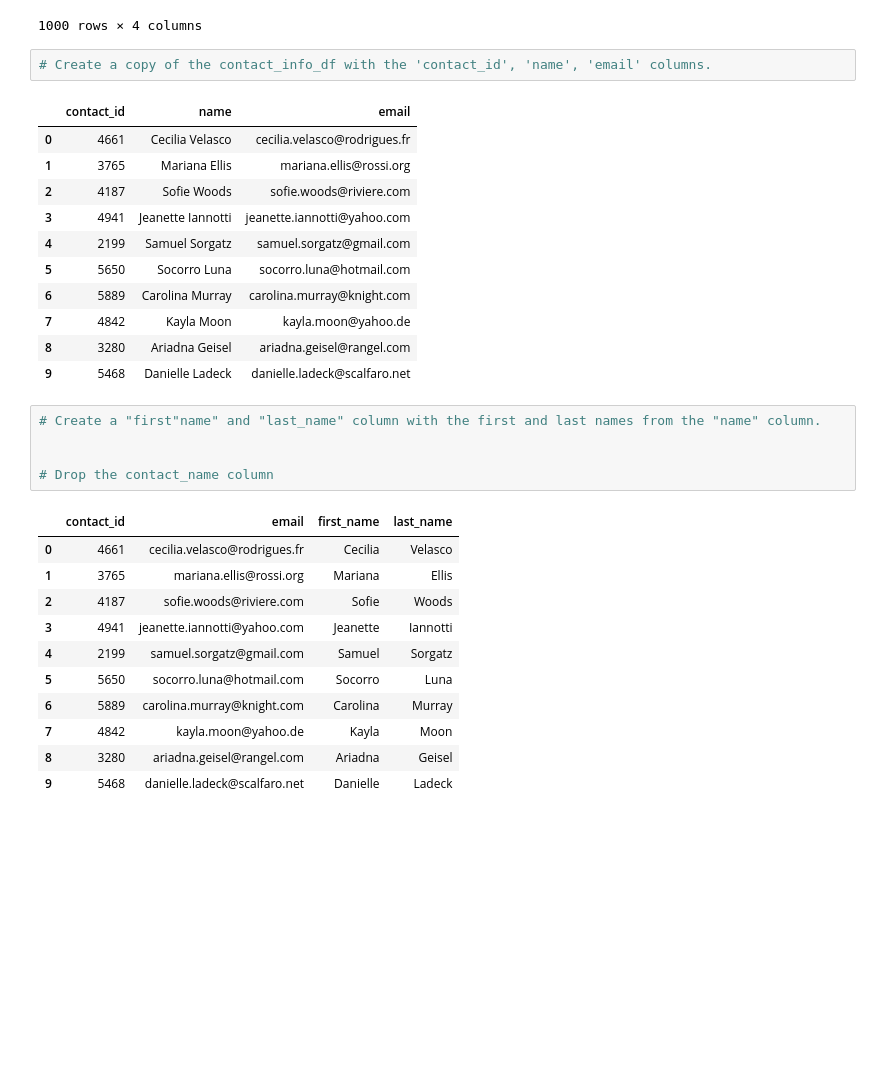
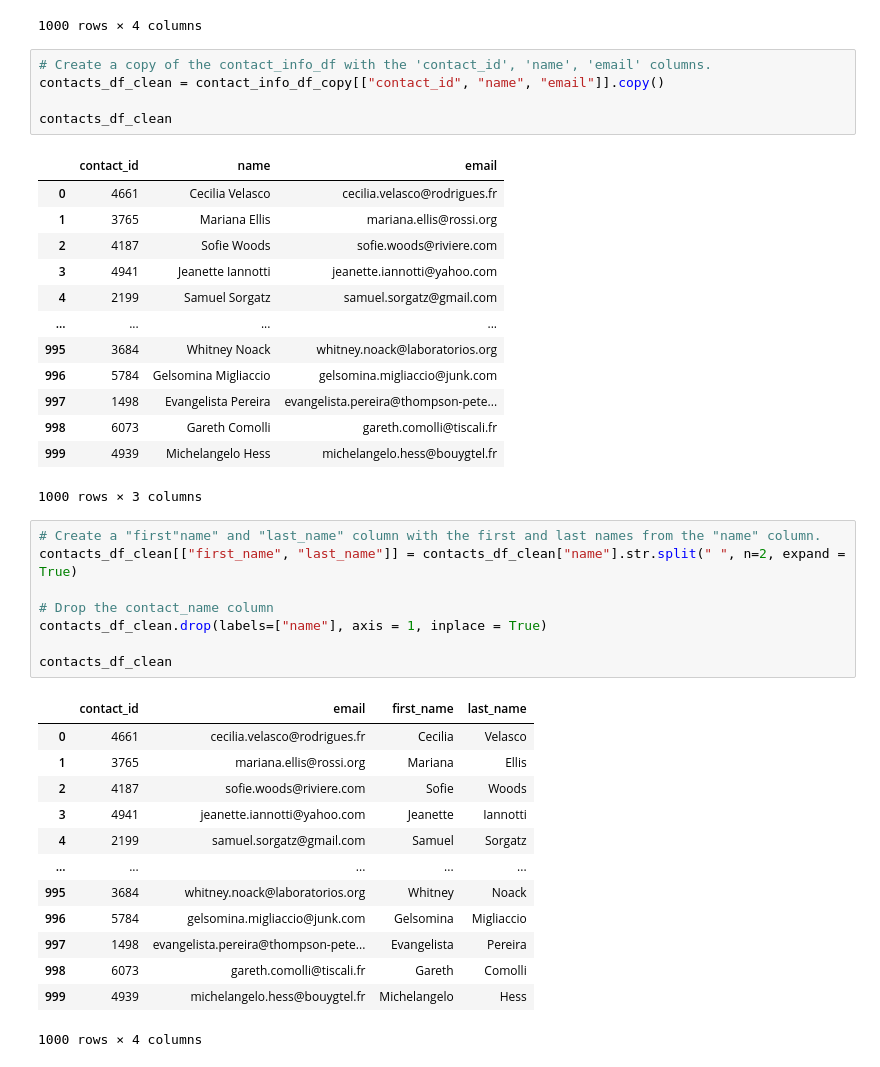
Before and after one commit to bryanpijohnson/Crowdfunding_ETL, a Jupyter notebook: ETL_Mini_Project_Starter_Code.ipynb, the cells around one changed output. Saved outputs shown, nothing was run; the diff lists cells and outputs as text; blank space fills up the shorter version.

```diff
--- a/ETL_Mini_Project_Starter_Code.ipynb
+++ b/ETL_Mini_Project_Starter_Code.ipynb
@@ -476,6 +395,9 @@ contact_info_df_copy
 1000 rows × 4 columns
 # %%
 # Create a copy of the contact_info_df with the 'contact_id', 'name', 'email' columns.
+contacts_df_clean = contact_info_df_copy[["contact_id", "name", "email"]].copy()
+
+contacts_df_clean
 # %% [output]
 |  | contact_id | name | email |
 | 0 | 4661 | Cecilia Velasco | cecilia.velasco@rodrigues.fr |
@@ -483,27 +405,34 @@ contact_info_df_copy
 | 2 | 4187 | Sofie Woods | sofie.woods@riviere.com |
 | 3 | 4941 | Jeanette Iannotti | jeanette.iannotti@yahoo.com |
 | 4 | 2199 | Samuel Sorgatz | samuel.sorgatz@gmail.com |
-| 5 | 5650 | Socorro Luna | socorro.luna@hotmail.com |
-| 6 | 5889 | Carolina Murray | carolina.murray@knight.com |
-| 7 | 4842 | Kayla Moon | kayla.moon@yahoo.de |
-| 8 | 3280 | Ariadna Geisel | ariadna.geisel@rangel.com |
-| 9 | 5468 | Danielle Ladeck | danielle.ladeck@scalfaro.net |
+| ... | ... | ... | ... |
+| 995 | 3684 | Whitney Noack | whitney.noack@laboratorios.org |
+| 996 | 5784 | Gelsomina Migliaccio | gelsomina.migliaccio@junk.com |
+| 997 | 1498 | Evangelista Pereira | evangelista.pereira@thompson-pete... |
+| 998 | 6073 | Gareth Comolli | gareth.comolli@tiscali.fr |
+| 999 | 4939 | Michelangelo Hess | michelangelo.hess@bouygtel.fr |
+1000 rows × 3 columns
 # %%
 # Create a "first"name" and "last_name" column with the first and last names from the "name" column.
-
+contacts_df_clean[["first_name", "last_name"]] = contacts_df_clean["name"].str.split(" ", n=2, expand = True)
 
 # Drop the contact_name column
+contacts_df_clean.drop(labels=["name"], axis = 1, inplace = True)
+
+contacts_df_clean
 # %% [output]
 |  | contact_id | email | first_name | last_name |
 | 0 | 4661 | cecilia.velasco@rodrigues.fr | Cecilia | Velasco |
 | 1 | 3765 | mariana.ellis@rossi.org | Mariana | Ellis |
 | 2 | 4187 | sofie.woods@riviere.com | Sofie | Woods |
 | 3 | 4941 | jeanette.iannotti@yahoo.com | Jeanette | Iannotti |
 | 4 | 2199 | samuel.sorgatz@gmail.com | Samuel | Sorgatz |
-| 5 | 5650 | socorro.luna@hotmail.com | Socorro | Luna |
-| 6 | 5889 | carolina.murray@knight.com | Carolina | Murray |
-| 7 | 4842 | kayla.moon@yahoo.de | Kayla | Moon |
-| 8 | 3280 | ariadna.geisel@rangel.com | Ariadna | Geisel |
-| 9 | 5468 | danielle.ladeck@scalfaro.net | Danielle | Ladeck |
+| ... | ... | ... | ... | ... |
+| 995 | 3684 | whitney.noack@laboratorios.org | Whitney | Noack |
+| 996 | 5784 | gelsomina.migliaccio@junk.com | Gelsomina | Migliaccio |
+| 997 | 1498 | evangelista.pereira@thompson-pete... | Evangelista | Pereira |
+| 998 | 6073 | gareth.comolli@tiscali.fr | Gareth | Comolli |
+| 999 | 4939 | michelangelo.hess@bouygtel.fr | Michelangelo | Hess |
+1000 rows × 4 columns
 # %%
 # Reorder the columns
```
Also changed, not shown: parts of 12 cells of this notebook.
